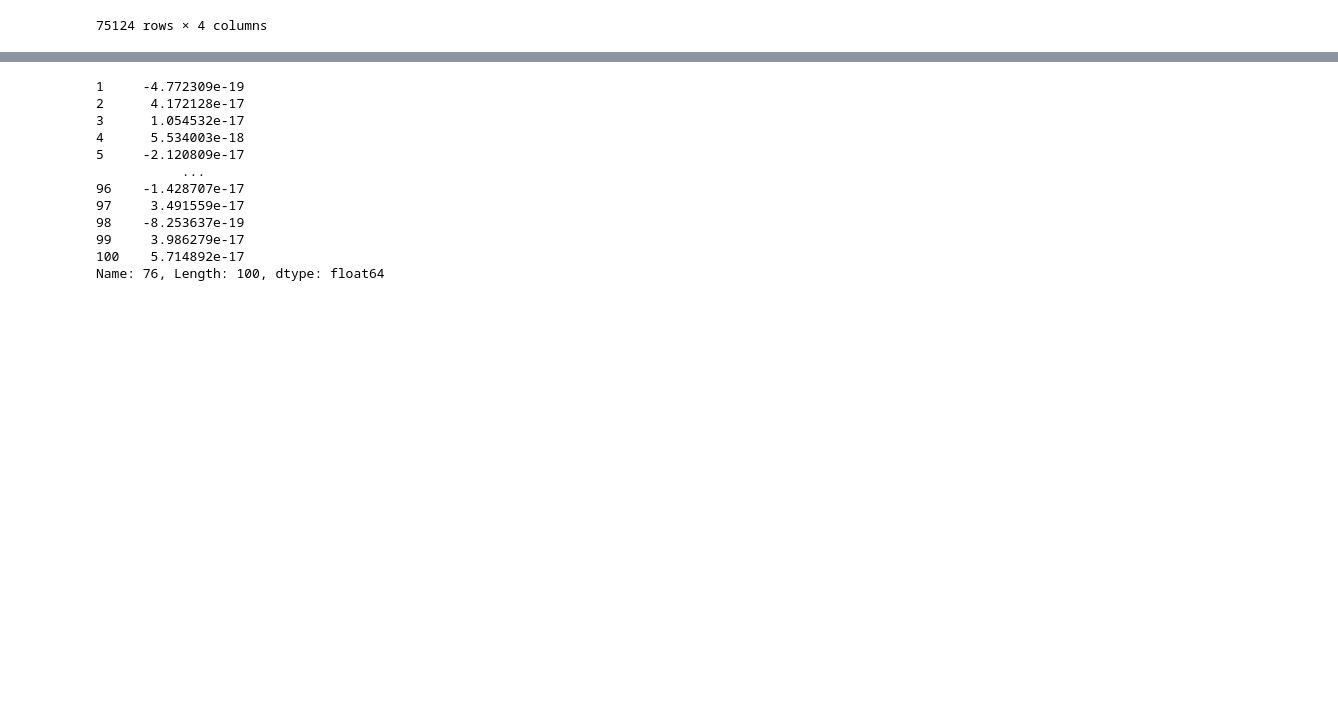
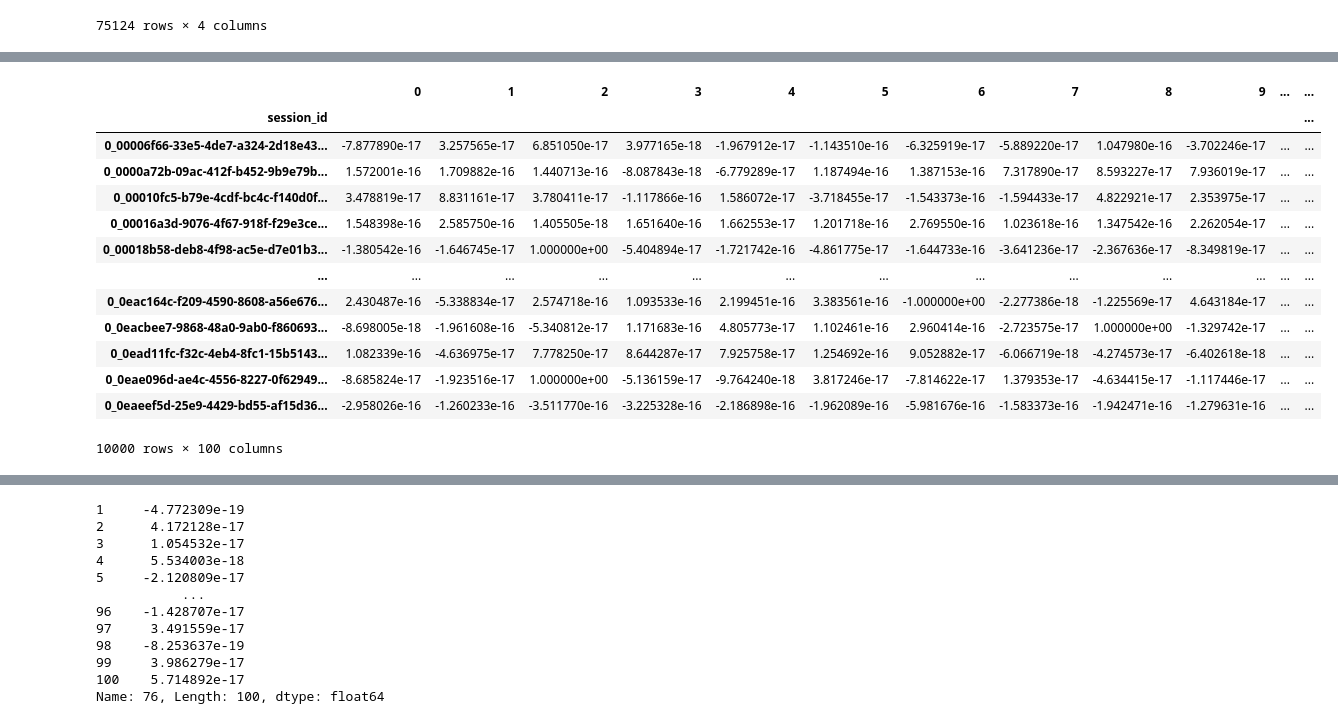
Before and after one commit to curlsloth/Capstone_Spotify-Sequential-Skip-Prediction, a Jupyter notebook: notebooks/11_get_similarity_data.ipynb, the cells around one changed output, grey strips where cells are left out. Saved outputs shown, nothing was run; the diff lists cells and outputs as text; code cells hidden in the pictures; blank space fills up the shorter version.

```diff
--- a/notebooks/11_get_similarity_data.ipynb
+++ b/notebooks/11_get_similarity_data.ipynb
@@ -58,5 +129,6 @@ TrackTrackCosSim_mean
 # %%
 temp_df = log_df_1[log_df_1['session_id']=='0_00006f66-33e5-4de7-a324-2d18e439fc1e']
+temp_df = log_df_1
 temp_df
 # %% [output]
 |  | session_id | track_id_clean | skip_2 | clus |
@@ -97,5 +168,5 @@ See the caveats in the documentation: https://pandas.pydata.org/pandas-docs/stab
 # %%
 temp_df_pivot = pd.pivot_table(temp_df, values = 'ListenYes',index='session_id', columns='clus')
-
-temp_df_pivot.T
+temp_df_pivot = temp_df_pivot.fillna(0)
+temp_df_pivot.to_numpy()
 # %% [output]
@@ -113 +196,18 @@ a = TrackTrackCosSim_mean.iloc[(temp_df_pivot.T.index)+1]*temp_df_pivot.values.T
+# %%
+temp_df_pivot.dot(TrackTrackCosSim_mean)/TrackTrackCosSim_mean.sum()
+# %% [output]
+|  | 0 | 1 | 2 | 3 | 4 | 5 | 6 | 7 | 8 | 9 | ... | ... |
+| session_id |  |  |  |  |  |  |  |  |  |  |  | ... |
+| 0_00006f66-33e5-4de7-a324-2d18e43... | -7.877890e-17 | 3.257565e-17 | 6.851050e-17 | 3.977165e-18 | -1.967912e-17 | -1.143510e-16 | -6.325919e-17 | -5.889220e-17 | 1.047980e-16 | -3.702246e-17 | ... | ... |
+| 0_0000a72b-09ac-412f-b452-9b9e79b... | 1.572001e-16 | 1.709882e-16 | 1.440713e-16 | -8.087843e-18 | -6.779289e-17 | 1.187494e-16 | 1.387153e-16 | 7.317890e-17 | 8.593227e-17 | 7.936019e-17 | ... | ... |
+| 0_00010fc5-b79e-4cdf-bc4c-f140d0f... | 3.478819e-17 | 8.831161e-17 | 3.780411e-17 | -1.117866e-16 | 1.586072e-17 | -3.718455e-17 | -1.543373e-16 | -1.594433e-17 | 4.822921e-17 | 2.353975e-17 | ... | ... |
+| 0_00016a3d-9076-4f67-918f-f29e3ce... | 1.548398e-16 | 2.585750e-16 | 1.405505e-18 | 1.651640e-16 | 1.662553e-17 | 1.201718e-16 | 2.769550e-16 | 1.023618e-16 | 1.347542e-16 | 2.262054e-17 | ... | ... |
+| 0_00018b58-deb8-4f98-ac5e-d7e01b3... | -1.380542e-16 | -1.646745e-17 | 1.000000e+00 | -5.404894e-17 | -1.721742e-16 | -4.861775e-17 | -1.644733e-16 | -3.641236e-17 | -2.367636e-17 | -8.349819e-17 | ... | ... |
+| ... | ... | ... | ... | ... | ... | ... | ... | ... | ... | ... | ... | ... |
+| 0_0eac164c-f209-4590-8608-a56e676... | 2.430487e-16 | -5.338834e-17 | 2.574718e-16 | 1.093533e-16 | 2.199451e-16 | 3.383561e-16 | -1.000000e+00 | -2.277386e-18 | -1.225569e-17 | 4.643184e-17 | ... | ... |
+| 0_0eacbee7-9868-48a0-9ab0-f860693... | -8.698005e-18 | -1.961608e-16 | -5.340812e-17 | 1.171683e-16 | 4.805773e-17 | 1.102461e-16 | 2.960414e-16 | -2.723575e-17 | 1.000000e+00 | -1.329742e-17 | ... | ... |
+| 0_0ead11fc-f32c-4eb4-8fc1-15b5143... | 1.082339e-16 | -4.636975e-17 | 7.778250e-17 | 8.644287e-17 | 7.925758e-17 | 1.254692e-16 | 9.052882e-17 | -6.066719e-18 | -4.274573e-17 | -6.402618e-18 | ... | ... |
+| 0_0eae096d-ae4c-4556-8227-0f62949... | -8.685824e-17 | -1.923516e-17 | 1.000000e+00 | -5.136159e-17 | -9.764240e-18 | 3.817246e-17 | -7.814622e-17 | 1.379353e-17 | -4.634415e-17 | -1.117446e-17 | ... | ... |
+| 0_0eaeef5d-25e9-4429-bd55-af15d36... | -2.958026e-16 | -1.260233e-16 | -3.511770e-16 | -3.225328e-16 | -2.186898e-16 | -1.962089e-16 | -5.981676e-16 | -1.583373e-16 | -1.942471e-16 | -1.279631e-16 | ... | ... |
+10000 rows × 100 columns
 # %%
```
Also changed, not shown: parts of 16 cells of this notebook.
